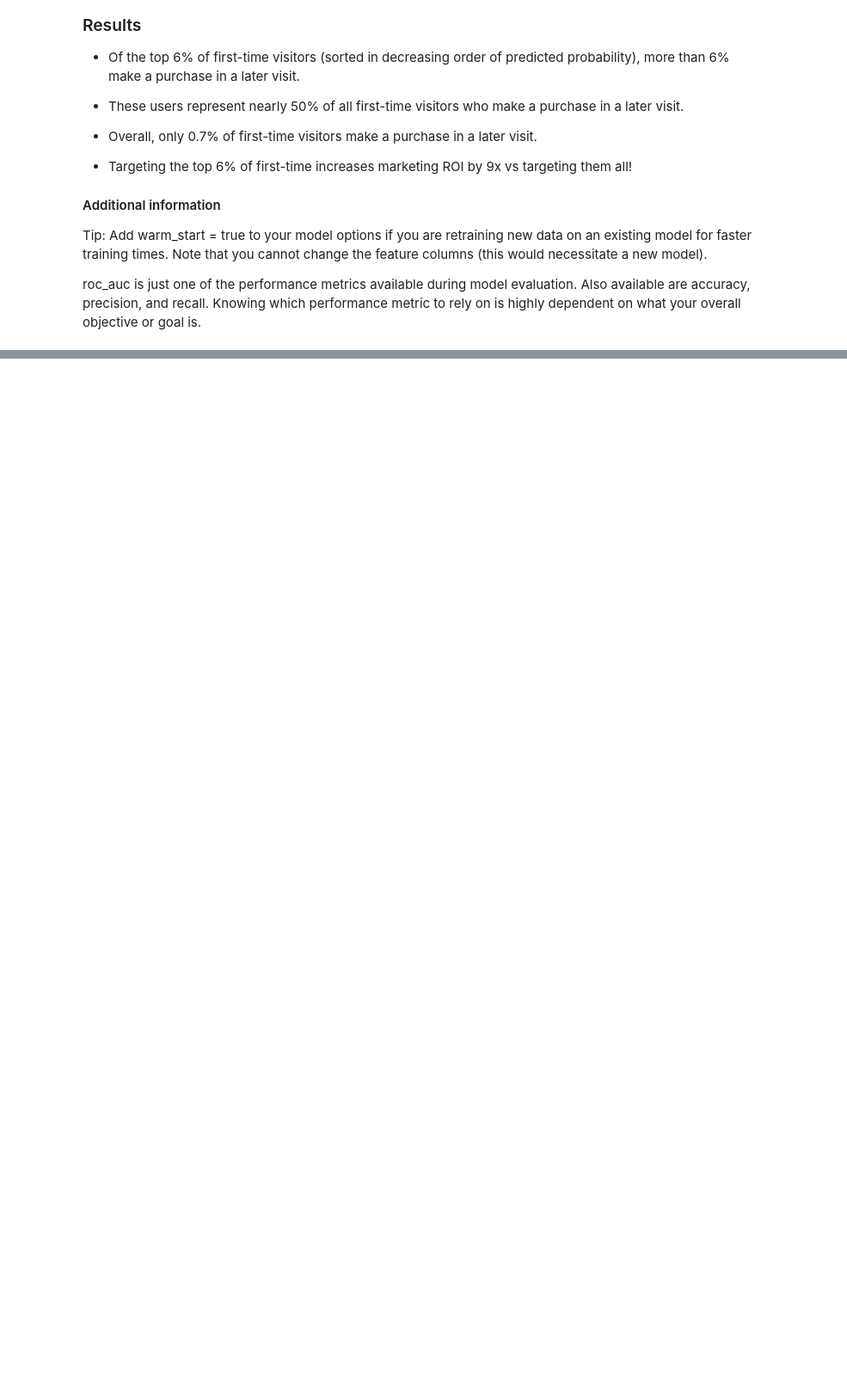
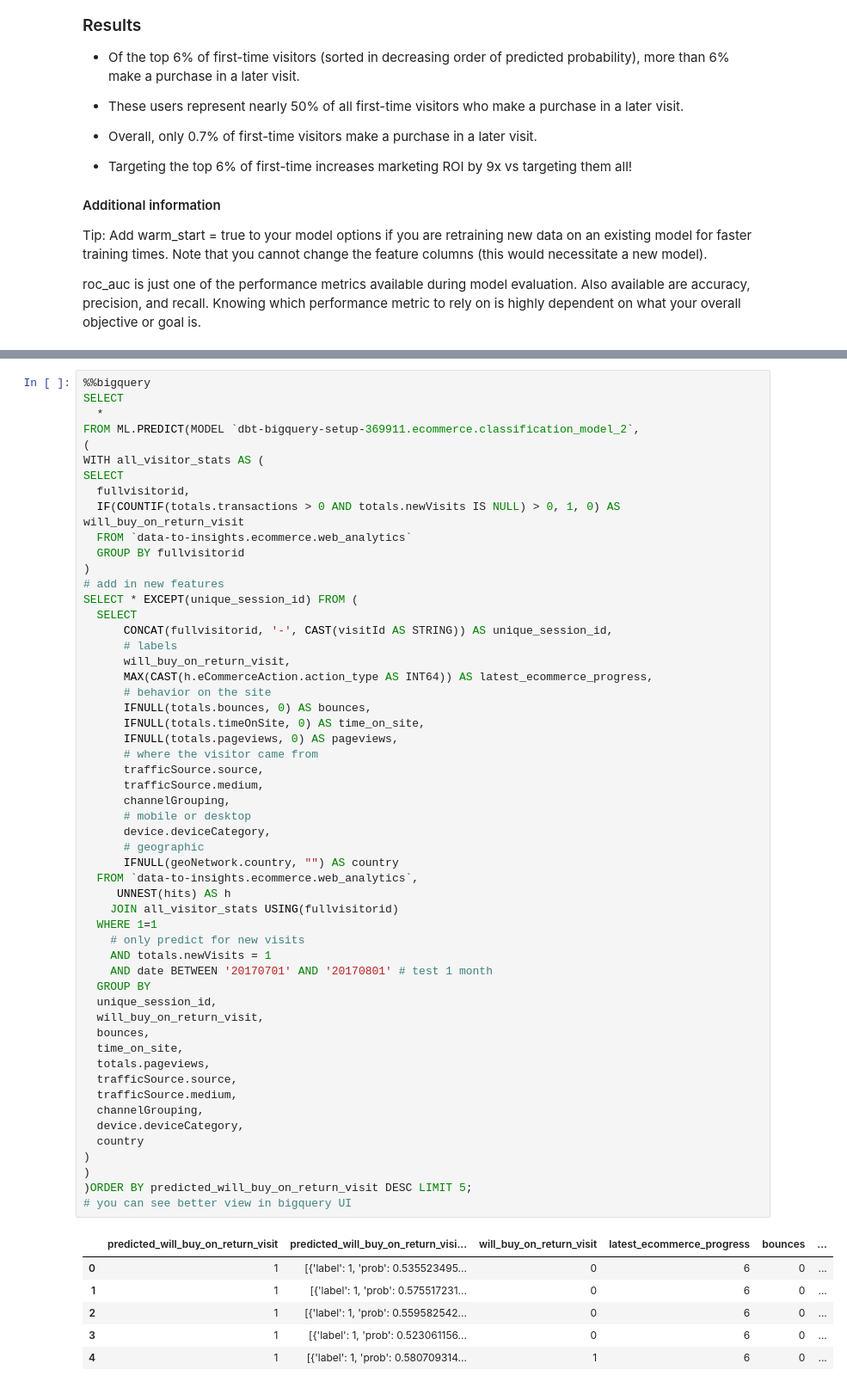
Before and after one commit to samilozkan/BigQuery-Tutorial, a Jupyter notebook: classification_ml_bigquery.ipynb, the cells around one changed output, grey strips where cells are left out. Shown at 86% size. Drawn from its saved outputs; the diff is of its cells as text; blank space fills up the shorter version.

```diff
--- a/classification_ml_bigquery.ipynb
+++ b/classification_ml_bigquery.ipynb
@@ -505,0 +560,61 @@ roc_auc is just one of the performance metrics available during model evaluation
+# %%
+%%bigquery
+SELECT
+  *
+FROM ML.PREDICT(MODEL `dbt-bigquery-setup-369911.ecommerce.classification_model_2`,
+(
+WITH all_visitor_stats AS (
+SELECT
+  fullvisitorid,
+  IF(COUNTIF(totals.transactions > 0 AND totals.newVisits IS NULL) > 0, 1, 0) AS will_buy_on_return_visit
+  FROM `data-to-insights.ecommerce.web_analytics`
+  GROUP BY fullvisitorid
+)
+# add in new features
+SELECT * EXCEPT(unique_session_id) FROM (
+  SELECT
+      CONCAT(fullvisitorid, '-', CAST(visitId AS STRING)) AS unique_session_id,
+      # labels
+      will_buy_on_return_visit,
+      MAX(CAST(h.eCommerceAction.action_type AS INT64)) AS latest_ecommerce_progress,
+      # behavior on the site
+      IFNULL(totals.bounces, 0) AS bounces,
+      IFNULL(totals.timeOnSite, 0) AS time_on_site,
+      IFNULL(totals.pageviews, 0) AS pageviews,
+      # where the visitor came from
+      trafficSource.source,
+      trafficSource.medium,
+      channelGrouping,
+      # mobile or desktop
+      device.deviceCategory,
+      # geographic
+      IFNULL(geoNetwork.country, "") AS country
+  FROM `data-to-insights.ecommerce.web_analytics`,
+     UNNEST(hits) AS h
+    JOIN all_visitor_stats USING(fullvisitorid)
+  WHERE 1=1
+    # only predict for new visits
+    AND totals.newVisits = 1
+    AND date BETWEEN '20170701' AND '20170801' # test 1 month
+  GROUP BY
+  unique_session_id,
+  will_buy_on_return_visit,
+  bounces,
+  time_on_site,
+  totals.pageviews,
+  trafficSource.source,
+  trafficSource.medium,
+  channelGrouping,
+  device.deviceCategory,
+  country
+)
+)
+)ORDER BY predicted_will_buy_on_return_visit DESC LIMIT 5;
+# you can see better view in bigquery UI
+# %% [output]
+|  | predicted_will_buy_on_return_visit | predicted_will_buy_on_return_visi... | will_buy_on_return_visit | latest_ecommerce_progress | bounces | ... |
+| 0 | 1 | [{'label': 1, 'prob': 0.535523495... | 0 | 6 | 0 | ... |
+| 1 | 1 | [{'label': 1, 'prob': 0.575517231... | 0 | 6 | 0 | ... |
+| 2 | 1 | [{'label': 1, 'prob': 0.559582542... | 0 | 6 | 0 | ... |
+| 3 | 1 | [{'label': 1, 'prob': 0.523061156... | 0 | 6 | 0 | ... |
+| 4 | 1 | [{'label': 1, 'prob': 0.580709314... | 1 | 6 | 0 | ... |
```
Also changed, not shown: parts of 1 cell of this notebook.
